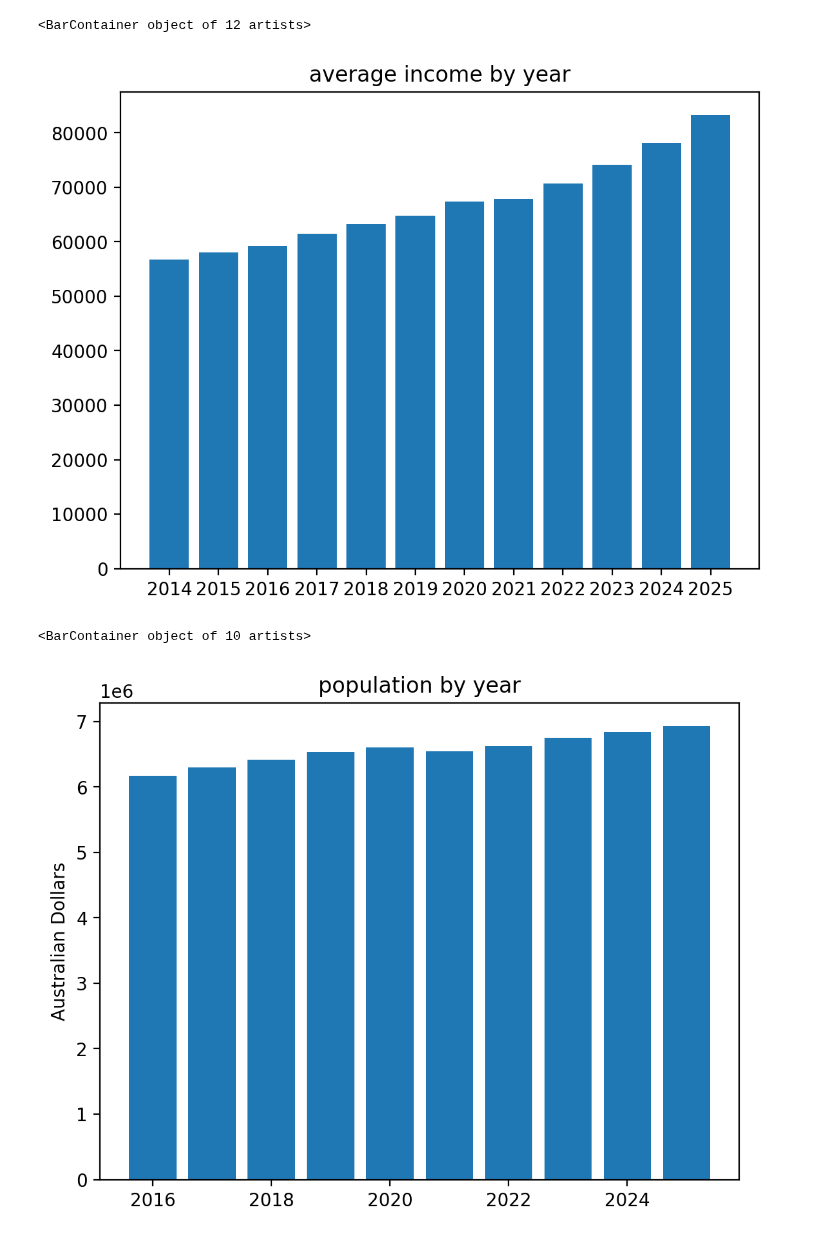
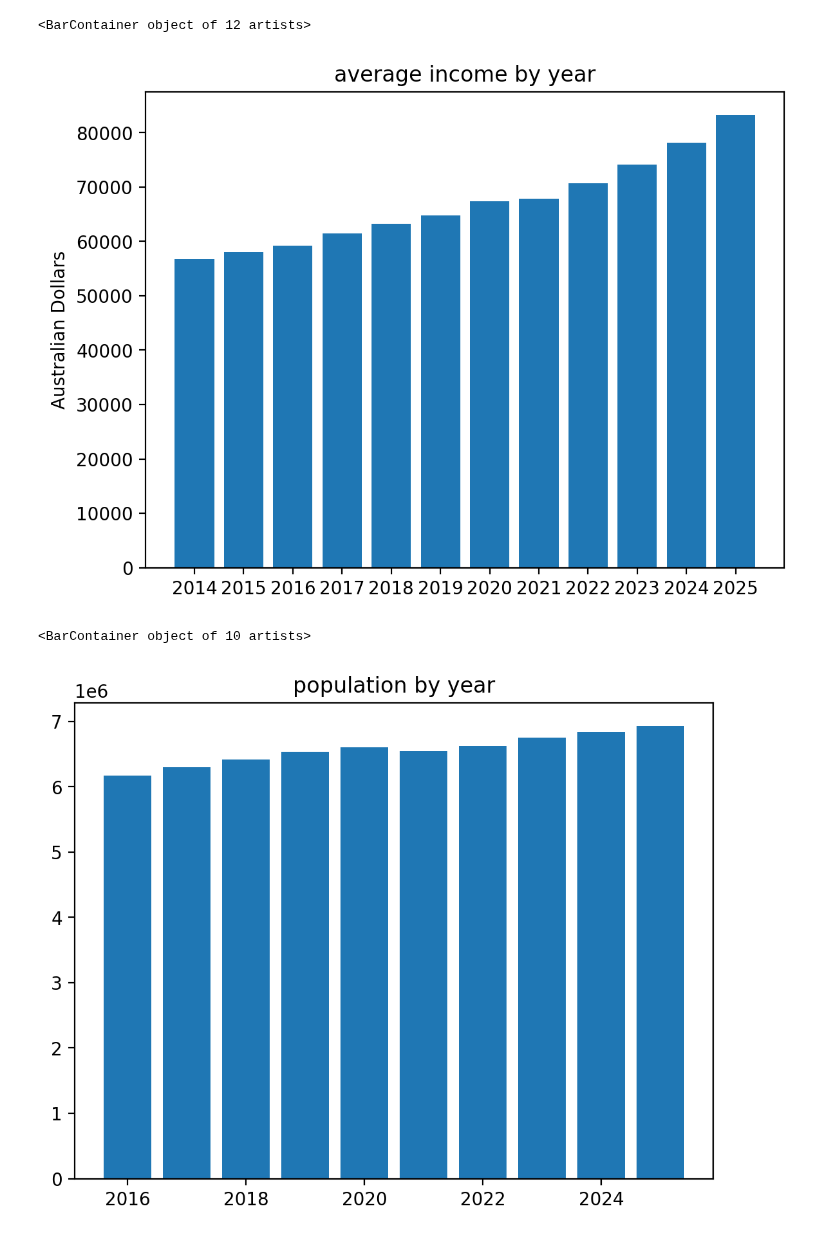
Before and after one commit to MAST30034-Applied-Data-Science/generic-real-estate-consulting-project-group-21, a Jupyter notebook: notebooks/popu_incomepredict.ipynb, the cells around one changed output. Drawn from its saved outputs; the diff is of its cells as text; code cells hidden in the pictures.

```diff
--- a/notebooks/popu_incomepredict.ipynb
+++ b/notebooks/popu_incomepredict.ipynb
@@ -145,21 +145,22 @@ dff['2023'] = dff.apply(predict2023, axis=1)
 dff['2024'] = dff.apply(predict2024, axis=1)
 dff['2025'] = dff.apply(predict2025, axis=1)
 
-dff = dff.rename(columns={'2014-15': '2014', '2015-16': '2015','2016-17': '2016','2017-18': '2017','2018-19': '2018'})
+dff = dff.rename(columns={'2014-15': '2014', '2015-16': '2015','2016-17': '2016','2017-18': '2017','2018-19': '2018','SA2':'SA2 code'})
 filepath = Path('../data/curated/predictincome.csv')
-dff[['SA2','2019','2020','2021','2022','2023','2024','2025']].to_csv(filepath, index=False)
+dff[['SA2 code','2019','2020','2021','2022','2023','2024','2025']].to_csv(filepath, index=False)
 # %%
 # plot average income
 
-years = list(set(dff.columns)-set(['SA2', 'growthrate']))
+years = list(set(dff.columns)-set(['SA2 code', 'growthrate']))
 years.sort()
 
 plt.rc('figure', dpi=200)
 plt.title('average income by year')
+plt.ylabel('Australian Dollars')
 plt.bar(years, dff.mean()[years])
 # %% [output]
 <BarContainer object of 12 artists>
-[figure, old version]
+[figure, new version]
 # %%
 # plot total population
 
@@ -168,8 +169,8 @@ years.sort()
 
 plt.rc('figure', dpi=200)
 plt.title('population by year')
-plt.ylabel('Australian Dollars')
+
 plt.bar(years, df.sum()[years])
 # %% [output]
 <BarContainer object of 10 artists>
-[figure, old version]
+[figure, new version]
```
Also changed, not shown: 3 other files.
